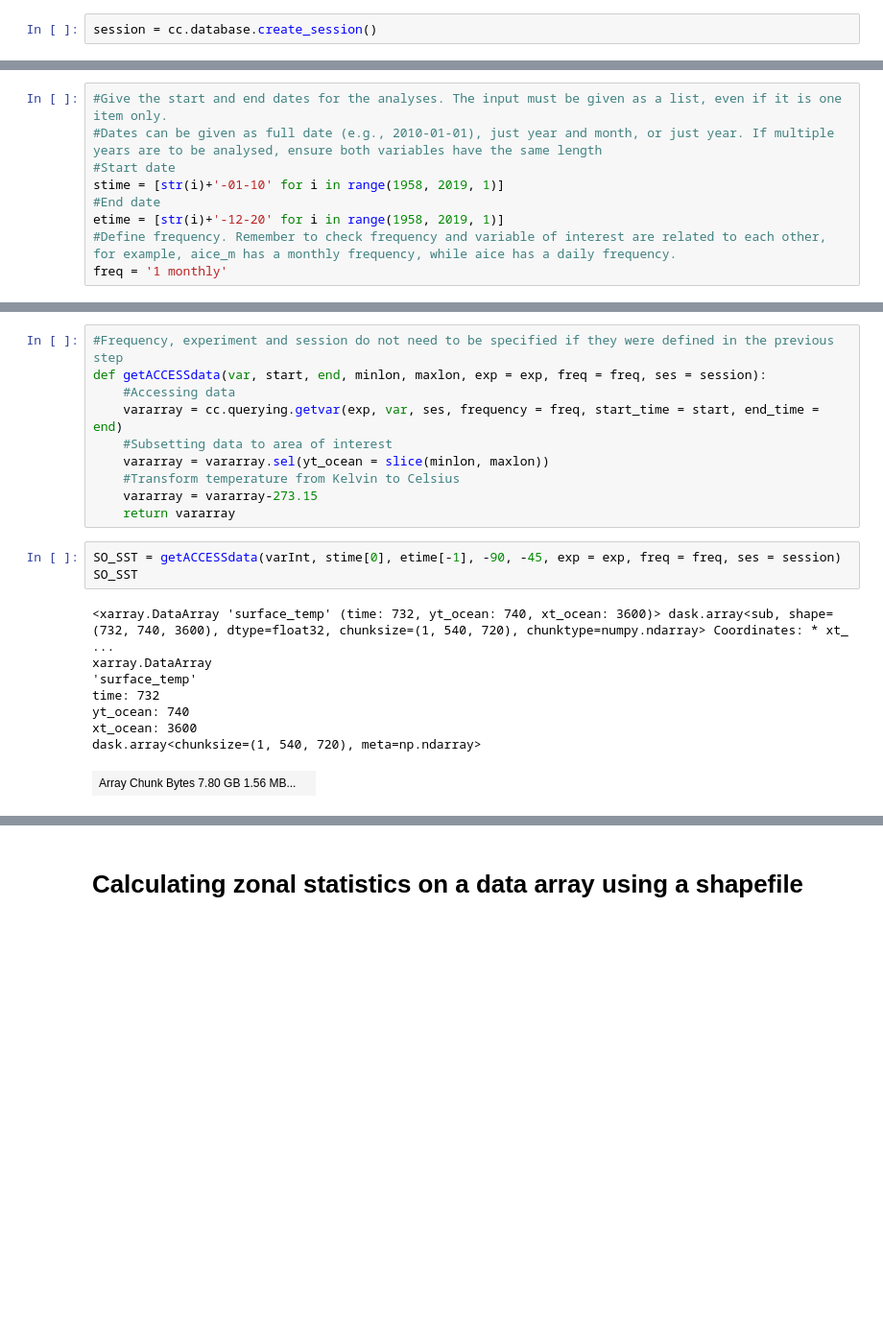
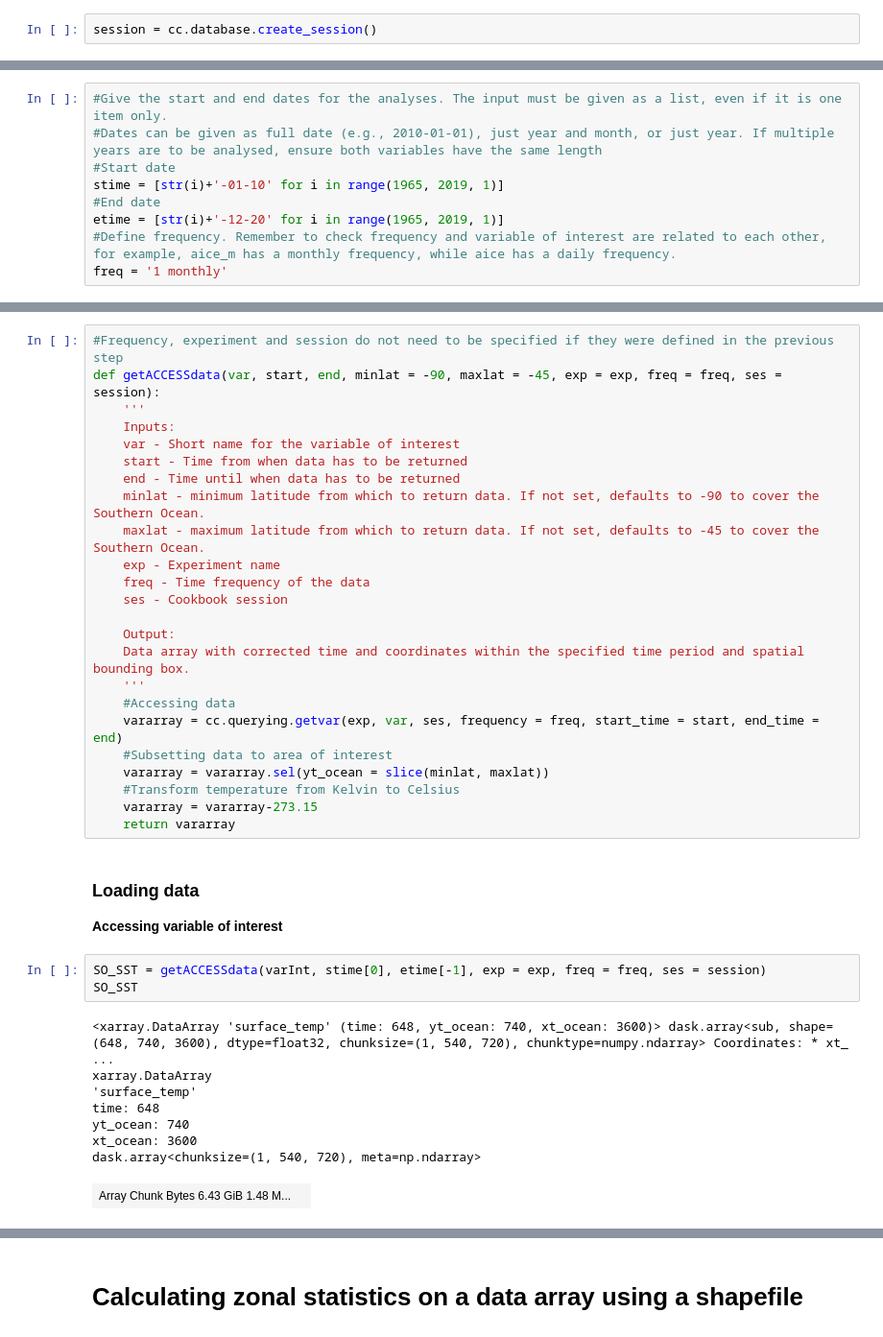
Before and after one commit to lidefi87/ACCESS_scripts_DFA, a Jupyter notebook: Scripts/ZonalStatistics.ipynb, the cells around one changed output, grey strips where cells are left out. Shown at 96% size. Cells and saved outputs as stored; diff of their text form; blank space fills up the shorter version.

```diff
--- a/Scripts/ZonalStatistics.ipynb
+++ b/Scripts/ZonalStatistics.ipynb
@@ -48,8 +55,8 @@ expvar[expvar["name"].str.lower().str.match(".*area.*")] #force all letters to b
 #Give the start and end dates for the analyses. The input must be given as a list, even if it is one item only.
 #Dates can be given as full date (e.g., 2010-01-01), just year and month, or just year. If multiple years are to be analysed, ensure both variables have the same length
 #Start date
-stime = [str(i)+'-01-10' for i in range(1958, 2019, 1)]
+stime = [str(i)+'-01-10' for i in range(1965, 2019, 1)]
 #End date
-etime = [str(i)+'-12-20' for i in range(1958, 2019, 1)]
+etime = [str(i)+'-12-20' for i in range(1965, 2019, 1)]
 #Define frequency. Remember to check frequency and variable of interest are related to each other, for example, aice_m has a monthly frequency, while aice has a daily frequency.
 freq = '1 monthly'
@@ -58,25 +73,42 @@ freq = '1 monthly'
 # %%
 #Frequency, experiment and session do not need to be specified if they were defined in the previous step
-def getACCESSdata(var, start, end, minlon, maxlon, exp = exp, freq = freq, ses = session):
+def getACCESSdata(var, start, end, minlat = -90, maxlat = -45, exp = exp, freq = freq, ses = session):
+    '''
+    Inputs:
+    var - Short name for the variable of interest
+    start - Time from when data has to be returned
+    end - Time until when data has to be returned
+    minlat - minimum latitude from which to return data. If not set, defaults to -90 to cover the Southern Ocean.
+    maxlat - maximum latitude from which to return data. If not set, defaults to -45 to cover the Southern Ocean.
+    exp - Experiment name
+    freq - Time frequency of the data
+    ses - Cookbook session
+
+    Output:
+    Data array with corrected time and coordinates within the specified time period and spatial bounding box.
+    '''
     #Accessing data
     vararray = cc.querying.getvar(exp, var, ses, frequency = freq, start_time = start, end_time = end)
     #Subsetting data to area of interest
-    vararray = vararray.sel(yt_ocean = slice(minlon, maxlon))
+    vararray = vararray.sel(yt_ocean = slice(minlat, maxlat))
     #Transform temperature from Kelvin to Celsius
     vararray = vararray-273.15
     return vararray
+# %% [markdown]
+### Loading data
+**Accessing variable of interest**
 # %%
-SO_SST = getACCESSdata(varInt, stime[0], etime[-1], -90, -45, exp = exp, freq = freq, ses = session)
+SO_SST = getACCESSdata(varInt, stime[0], etime[-1], exp = exp, freq = freq, ses = session)
 SO_SST
 # %% [output]
-<xarray.DataArray 'surface_temp' (time: 732, yt_ocean: 740, xt_ocean: 3600)> dask.array<sub, shape=(732, 740, 3600), dtype=float32, chunksize=(1, 540, 720), chunktype=numpy.ndarray> Coordinates: * xt_ ...
+<xarray.DataArray 'surface_temp' (time: 648, yt_ocean: 740, xt_ocean: 3600)> dask.array<sub, shape=(648, 740, 3600), dtype=float32, chunksize=(1, 540, 720), chunktype=numpy.ndarray> Coordinates: * xt_ ...
 xarray.DataArray
 'surface_temp'
-time: 732
+time: 648
 yt_ocean: 740
 xt_ocean: 3600
 dask.array<chunksize=(1, 540, 720), meta=np.ndarray>
-| Array Chunk Bytes 7.80 GB 1.56 MB... |  |
+| Array Chunk Bytes 6.43 GiB 1.48 M... |  |
 Coordinates: (3)
 xt_ocean
 (xt_ocean)
```
Also changed, not shown: parts of 66 cells of this notebook, 1 other file.
